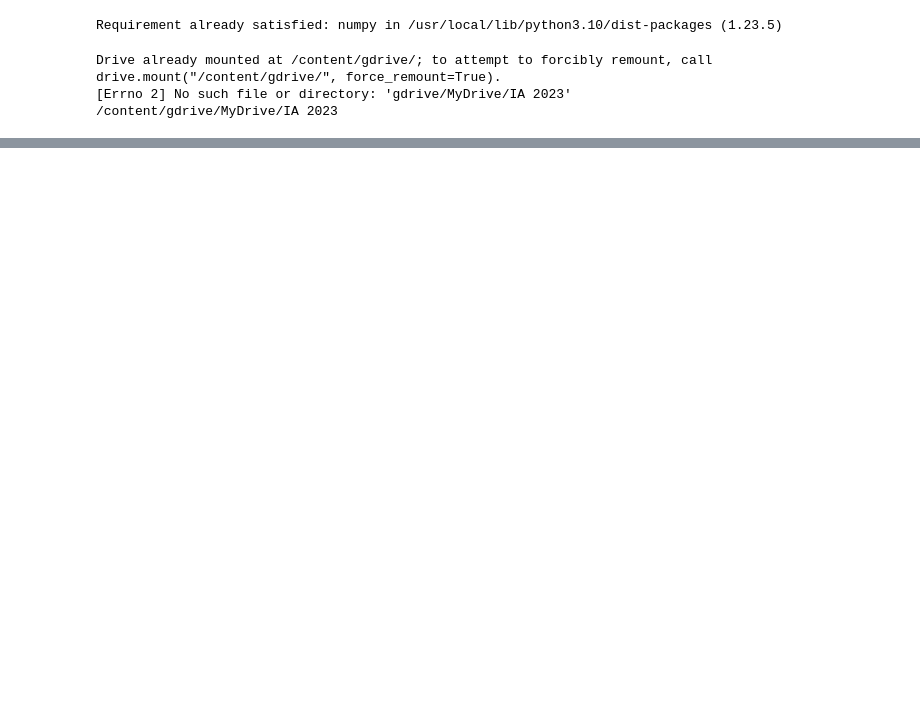
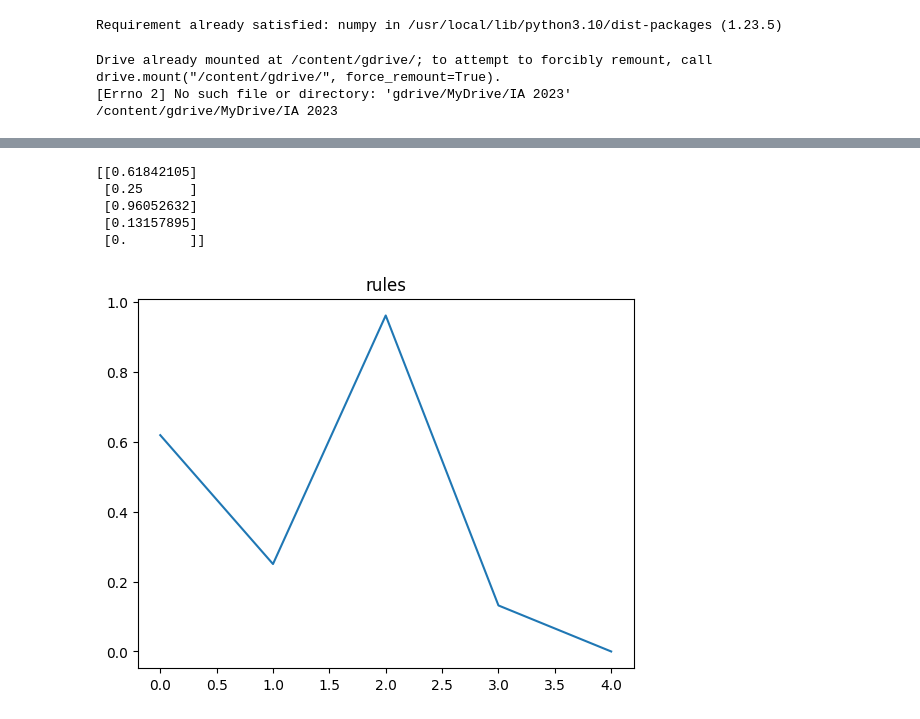
Before and after one commit to facundodelga/IA, a Jupyter notebook: Sugeno1.ipynb, the cells around one changed output, grey strips where cells are left out. Cells and saved outputs as stored; diff of their text form; code cells hidden in the pictures; blank space fills up the shorter version.

```diff
--- a/Sugeno1.ipynb
+++ b/Sugeno1.ipynb
@@ -251,0 +272,14 @@ plt.plot(fis2.rules, marker='o', linestyle='-') # Grafico las reglas???
+# %%
+rules = np.array(model.rules)
+plt.figure()
+plt.plot(rules)
+plt.title("rules")
+
+print(rules)
+# %% [output]
+[[0.61842105]
+ [0.25      ]
+ [0.96052632]
+ [0.13157895]
+ [0.        ]]
+[figure, added]
```
Also changed, not shown: parts of 8 cells of this notebook.
